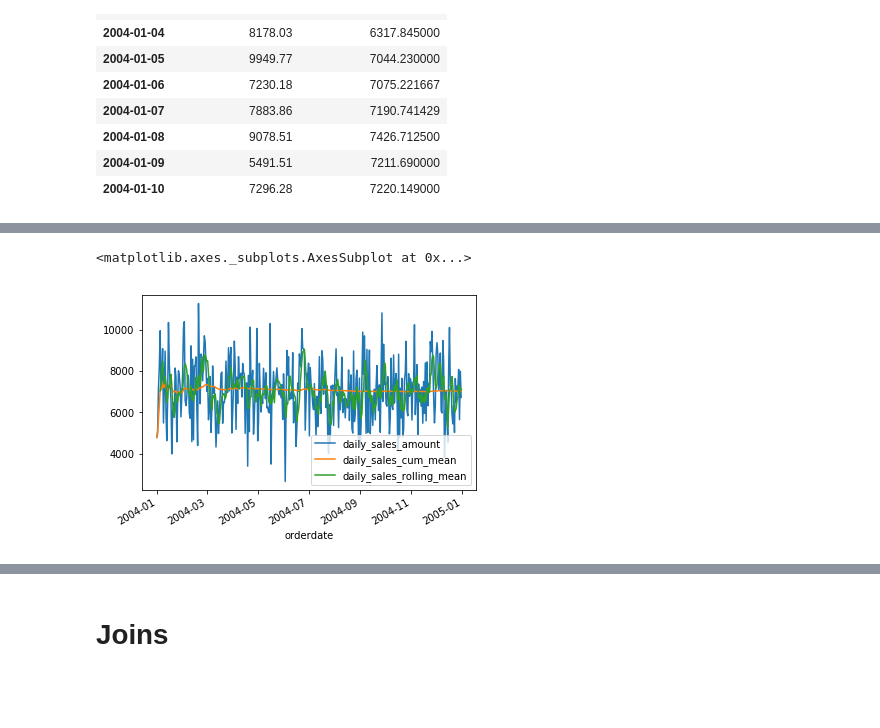
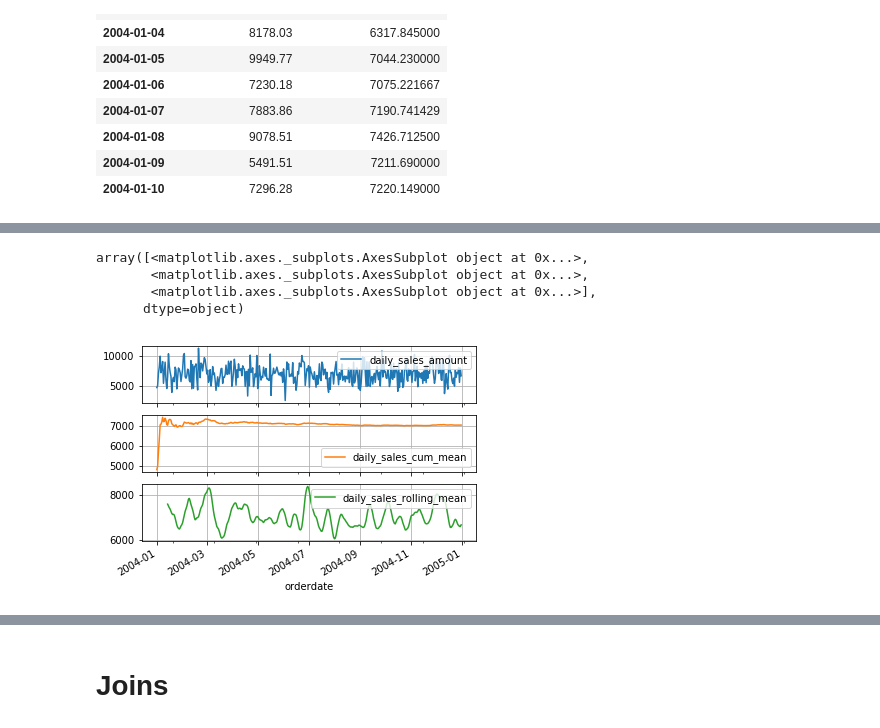
Before and after one commit to raphaelvannson/interviewprep, a Jupyter notebook: jupyter/pandas_prep.ipynb, the cells around one changed output, grey strips where cells are left out. Cells and saved outputs as stored; diff of their text form; code cells hidden in the pictures; blank space fills up the shorter version.

```diff
--- a/jupyter/pandas_prep.ipynb
+++ b/jupyter/pandas_prep.ipynb
@@ -240,8 +261,11 @@ df.head(10)
 | 2004-01-09 | 5491.51 | 7211.690000 |
 | 2004-01-10 | 7296.28 | 7220.149000 |
 # %%
-df['daily_sales_rolling_mean'] = df.daily_sales_amount.rolling(5).mean()
-df.head(10)
+df['daily_sales_rolling_mean'] = df.daily_sales_amount \
+.rolling(window = 14, win_type = 'triang') \
+.mean()
+
+df.head(20)
 # %% [output]
 |  | daily_sales_amount | daily_sales_cum_mean | daily_sales_rolling_mean |
 | orderdate |  |  |  |
@@ -258,5 +288,8 @@ df.head(10)
 # %%
-df.plot()
+df.plot(grid = True, subplots = True)
 # %% [output]
-<matplotlib.axes._subplots.AxesSubplot at 0x...>
+array([<matplotlib.axes._subplots.AxesSubplot object at 0x...>,
+       <matplotlib.axes._subplots.AxesSubplot object at 0x...>,
+       <matplotlib.axes._subplots.AxesSubplot object at 0x...>],
+      dtype=object)
-[figure, old version]
+[figure, new version]
```
Also changed, not shown: parts of 25 cells of this notebook.
